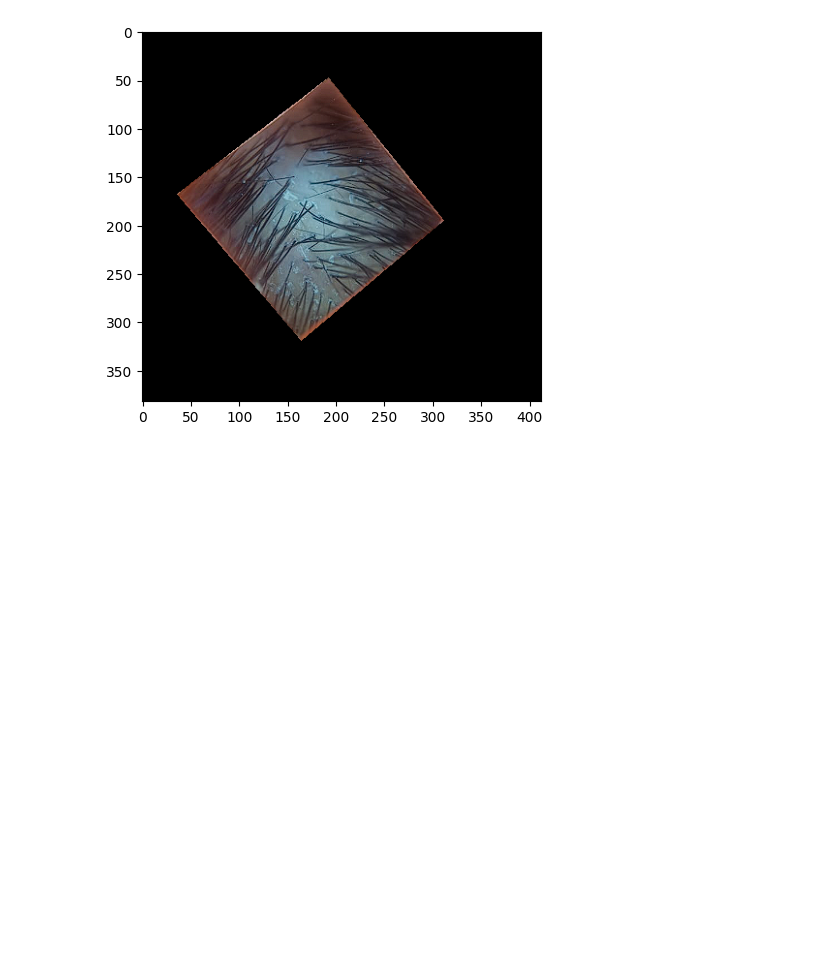
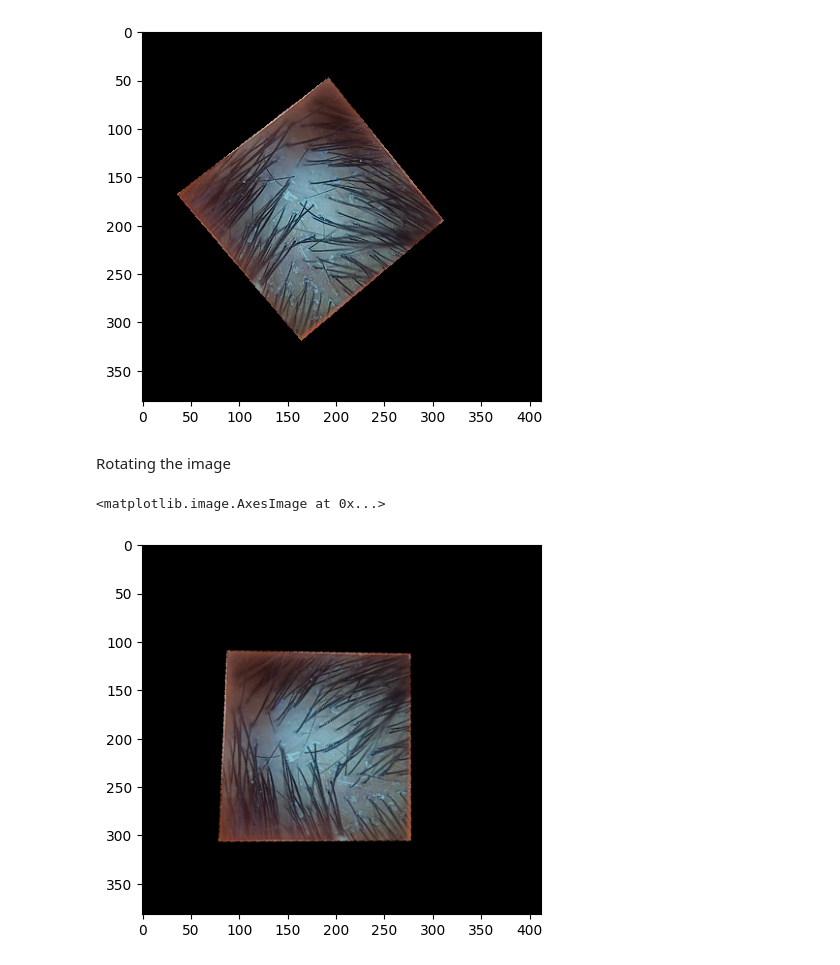
Before and after one commit to Noniesh30/Shape-Segmentation, a Jupyter notebook: segement.ipynb, the cells around one changed output. Drawn from its saved outputs; the diff is of its cells as text; code cells hidden in the pictures; blank space fills up the shorter version.

```diff
--- a/segement.ipynb
+++ b/segement.ipynb
@@ -91,3 +91,17 @@ plt.imshow(masked_image)
 # %% [output]
 <matplotlib.image.AxesImage at 0x...>
 [figure]
+# %% [markdown]
+Rotating the image
+# %%
+(h, w) = masked_image.shape[:2]
+center = (w // 2, h // 2)
+
+angle=50
+rotation_matrix = cv.getRotationMatrix2D(center, angle, 1.0)
+rotated_image = cv.warpAffine(masked_image, rotation_matrix, (w, h))
+
+plt.imshow(rotated_image)
+# %% [output]
+<matplotlib.image.AxesImage at 0x...>
+[figure, added]
```
Also changed, not shown: parts of 4 cells of this notebook, 1 other file.
